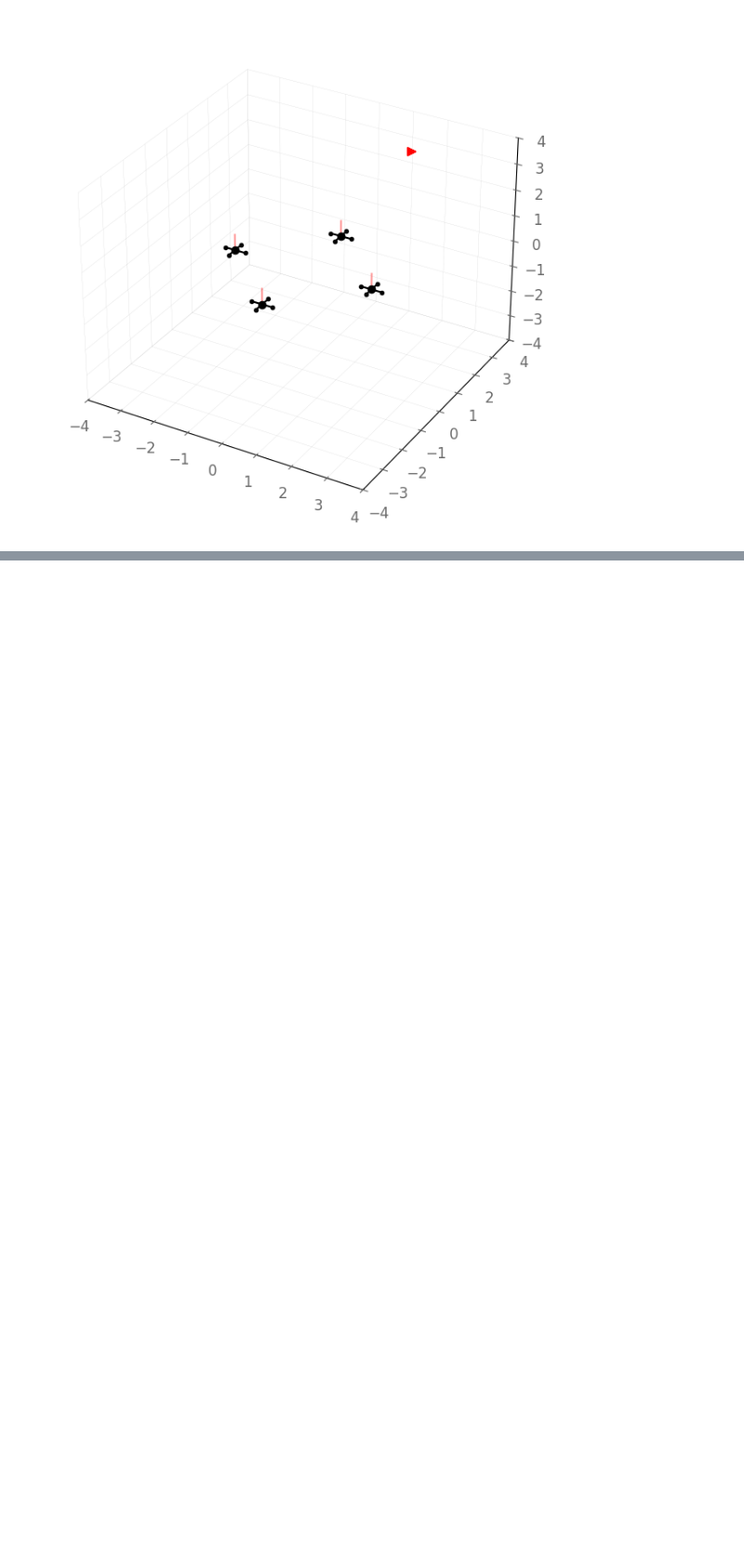
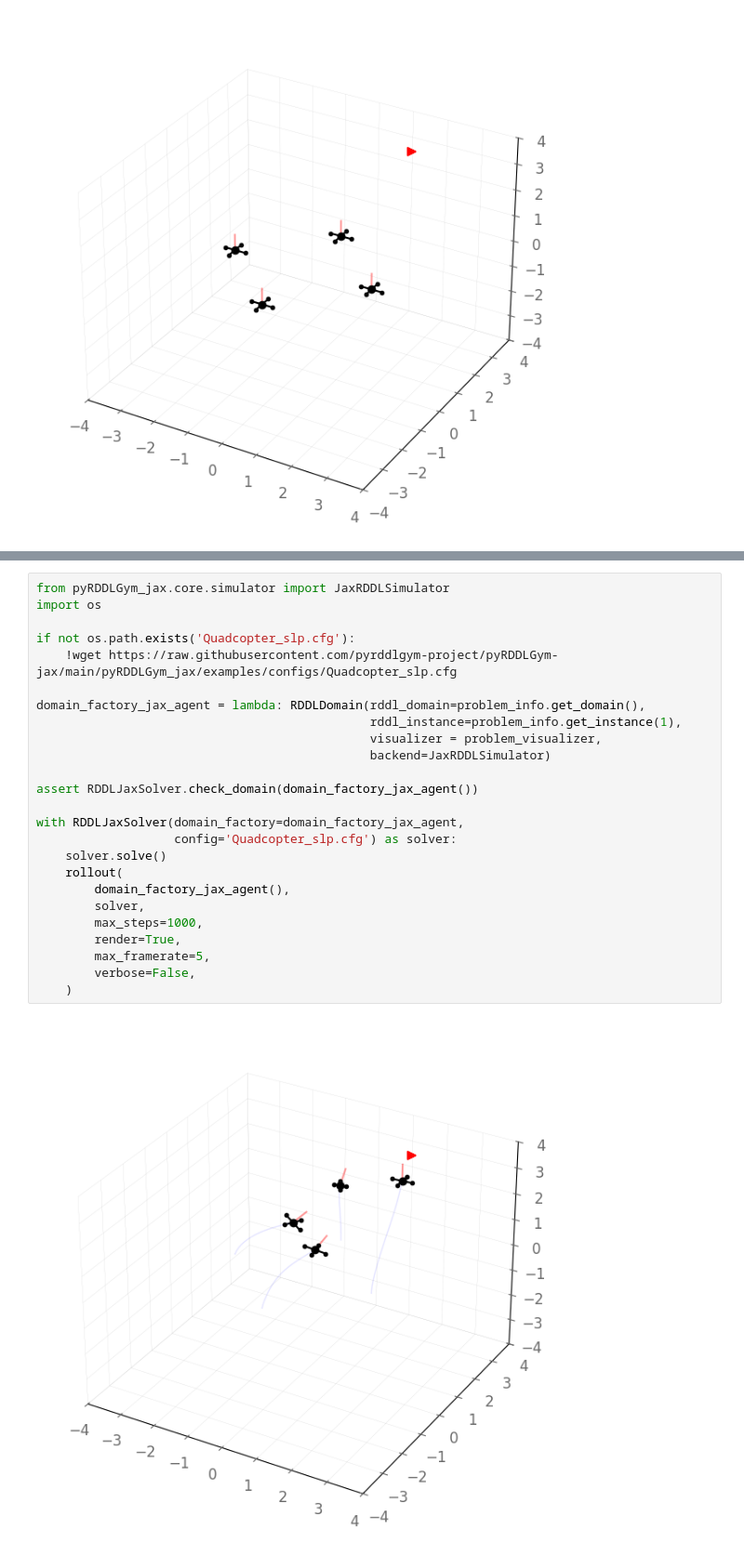
Before and after one commit to fteicht/icaps24-skdecide-tutorial, a Jupyter notebook: notebooks/icaps24_skdecide_tutorial_rddl_solver.ipynb, the cells around one changed output, grey strips where cells are left out. Shown: that part at 93% size. Drawn from its saved outputs; the diff is of its cells as text; blank space fills up the shorter version.

```diff
--- a/notebooks/icaps24_skdecide_tutorial_rddl_solver.ipynb
+++ b/notebooks/icaps24_skdecide_tutorial_rddl_solver.ipynb
@@ -241,0 +257,27 @@ TypeError: JaxBackpropPlanner.__init__() missing 2 required positional arguments
+# %%
+from pyRDDLGym_jax.core.simulator import JaxRDDLSimulator
+import os
+
+if not os.path.exists('Quadcopter_slp.cfg'):
+    !wget https://raw.githubusercontent.com/pyrddlgym-project/pyRDDLGym-jax/main/pyRDDLGym_jax/examples/configs/Quadcopter_slp.cfg
+
+domain_factory_jax_agent = lambda: RDDLDomain(rddl_domain=problem_info.get_domain(),
+                                              rddl_instance=problem_info.get_instance(1),
+                                              visualizer = problem_visualizer,
+                                              backend=JaxRDDLSimulator)
+
+assert RDDLJaxSolver.check_domain(domain_factory_jax_agent())
+
+with RDDLJaxSolver(domain_factory=domain_factory_jax_agent,
+                   config='Quadcopter_slp.cfg') as solver:
+    solver.solve()
+    rollout(
+        domain_factory_jax_agent(),
+        solver,
+        max_steps=1000,
+        render=True,
+        max_framerate=5,
+        verbose=False,
+    )
+# %% [output]
+[figure, added]
```
Also changed, not shown: parts of 16 cells of this notebook, 3 other files.
